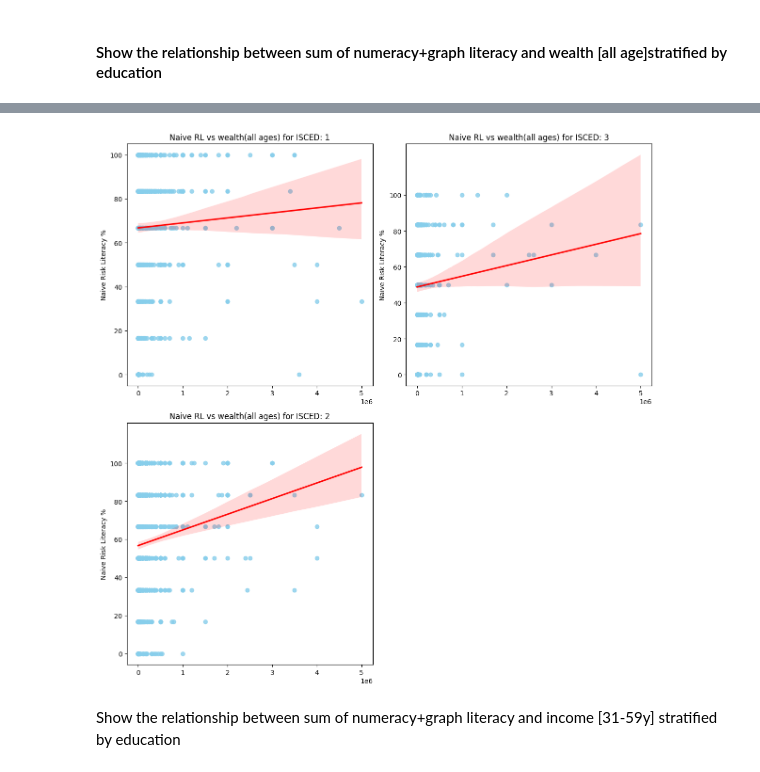
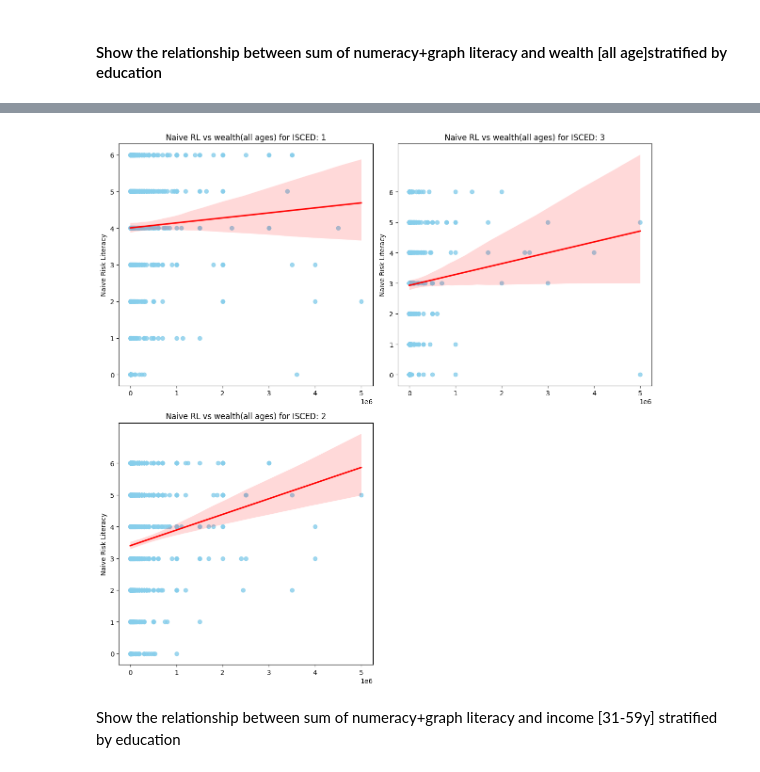
Before and after one commit to Leshleon/risk-literacy, a Jupyter notebook: data_analysis/new_code/final/221025_RL_euro_ind.ipynb, the cells around one changed output, grey strips where cells are left out. Cells and saved outputs as stored; diff of their text form; code cells hidden in the pictures.

```diff
--- a/data_analysis/new_code/final/221025_RL_euro_ind.ipynb
+++ b/data_analysis/new_code/final/221025_RL_euro_ind.ipynb
@@ -198,27 +181,27 @@ Name: Naive_RL_%, Length: 3906, dtype: float64
 # %%
 fig, axes = plt.subplots(2, 2, figsize = [12, 12])
 axes = axes.flatten()
 
 isced = euro["isced"].unique()
 
 for i, edu in enumerate(isced):
     sample = euro.loc[(euro["isced"] == edu) & (euro["wealth"] != -1)].copy()
     x = sample["wealth"].values
-    y = sample["Naive_RL_%"].values
+    y = sample["Naive_RL_6"].values
     total = sample.sum()
 
     sns.regplot(x=x, y=y, color="skyblue", ax = axes[i], line_kws={"color": "red"})
 
-    axes[i].set_yticks(np.arange(0, 101, step = 20))
+    axes[i].set_yticks(np.arange(0, 7, step = 1))
 
-    axes[i].set_ylabel(f"Naive Risk Literacy %")
+    axes[i].set_ylabel(f"Naive Risk Literacy")
     axes[i].set_title(f"Naive RL vs wealth(all ages) for ISCED: {edu}")
 
 
 fig.delaxes(axes[i+1])
 plt.tight_layout()
 plt.show()
 # %% [output]
-[figure, old version]
+[figure, new version]
 # %% [markdown]
 Show the relationship between sum of numeracy+graph literacy and income [31-59y] stratified by education
```
Also changed, not shown: parts of 112 cells of this notebook.
